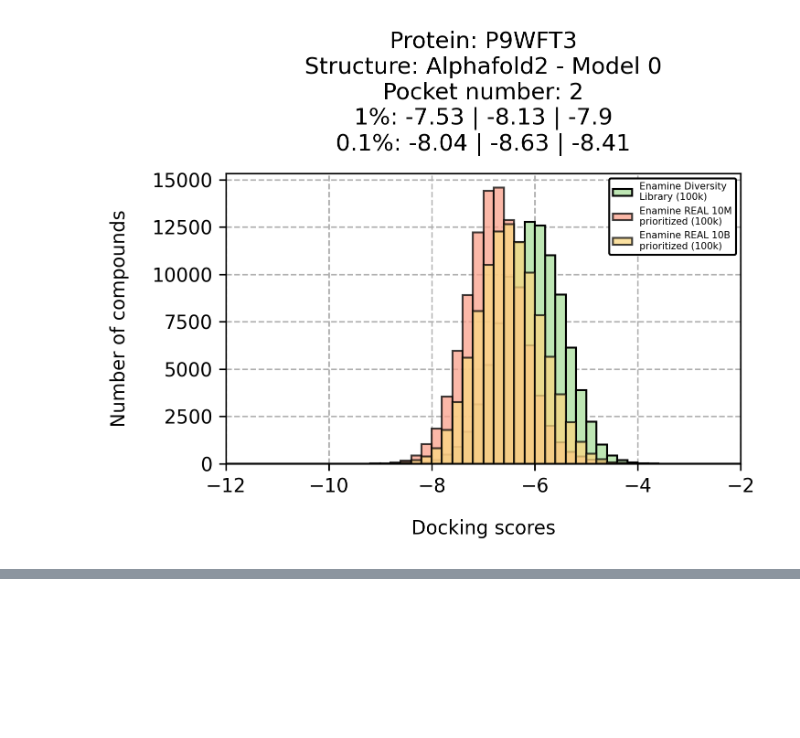
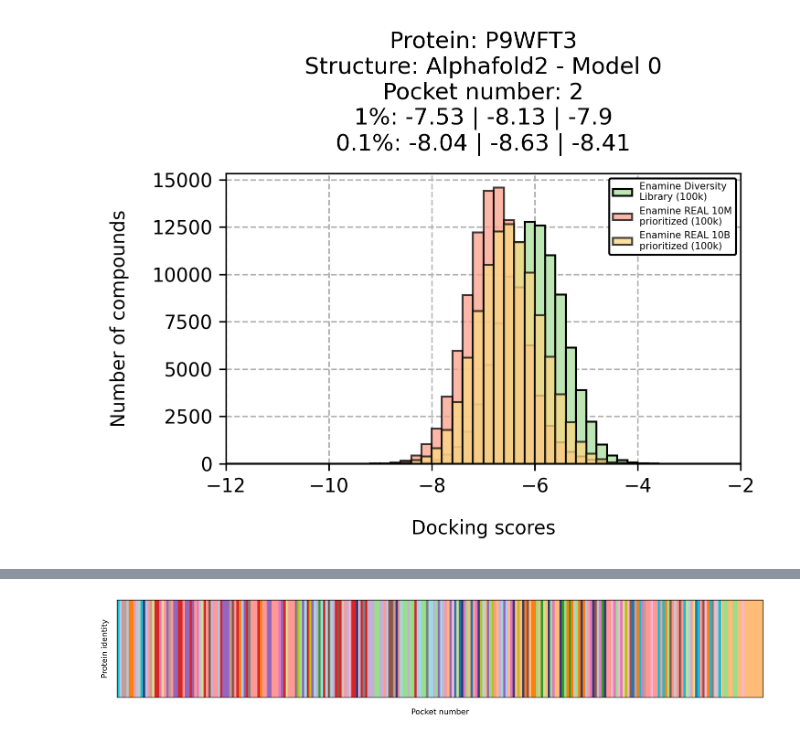
Before and after one commit to ersilia-os/mtb-targeted-protein-degradation, a Jupyter notebook: notebooks/46_docking_exploration_I.ipynb, the cells around one changed output, grey strips where cells are left out. Saved outputs shown, nothing was run; the diff lists cells and outputs as text; code cells hidden in the pictures; blank space fills up the shorter version.

```diff
--- a/notebooks/46_docking_exploration_I.ipynb
+++ b/notebooks/46_docking_exploration_I.ipynb
@@ -30,6 +31,14 @@ PATH_TO_DOCKING_RESULTS_REAL_2 = os.path.join(root, "..", "output", "unidock_REA
 
 # Load pocket detection data
 pocket_detection_data = pd.read_csv(os.path.join(root, "..", "output", "pocket_detection_data.csv"))
+
+# Uniprot to gene name
+uniprot_to_gene = pd.read_csv(os.path.join(root, "..", "data", "mtb_trna_synthetases_bosch_2021_fig5.csv"))
+uniprot_to_gene = {i: j for i,j in zip(uniprot_to_gene['uniprot_ac'], uniprot_to_gene['gene_name_in_bosch_2021'])}
+uniprot_ids = ["P9WFW5","P9WFW7","P9WFW3","P9WQA1","P9WN61","P9WFT5","P9WFV3","P9WFS9","P9WFV1","P9WFV9","P9WFT9","P9WFV7","P9WFT7",
+            "P9WFW1","P9WFU5","P9WFU9","P9WFV5","P9WFT3","P9WFU3","P9WFU1","P9WFT1"]
+palette = list(plt.get_cmap("tab20").colors) + [plt.get_cmap("tab20b").colors[0]]
+cmap_dict = {uniprot_to_gene[uid]: to_hex(palette[i]) for i, uid in enumerate(uniprot_ids)}
 # %%
 DOCKING_RESULTS_REAL_2 = {}
 DOCKING_RESULTS_ORIGINAL = {}
@@ -204,3 +212,23 @@ plt.show()
+# %%
+fig, ax = plt.subplots(figsize=(16.5, 2.5))
+
+
+pockets = [i for i in np.array(sorted(DOCKING_RESULTS_ORIGINAL))[ind]]
+x = [i for i in range(len(pockets))]
+y = [1] * len(x)
+ax.bar(x, y, width=1, color=[cmap_dict[uniprot_to_gene[pocket.split("_")[1]]] for pocket in pockets])
+
+plt.xticks([i for i in range(len(DOCKING_RESULTS_ORIGINAL))], ["" for i in sorted(DOCKING_RESULTS_ORIGINAL)], rotation=30, ha='right', size=7)
+plt.yticks([])
+plt.tick_params(axis='x', length=0)
+plt.tick_params(axis='y', length=0)
+plt.xlabel("Pocket number", labelpad=12, fontsize=11)
+plt.ylabel("Protein identity", labelpad=12, fontsize=11)
+plt.xlim([-0.5, max(x)+0.5])
+plt.ylim([0, 1])
+plt.show()
+# %% [output]
+[figure, added]
 # %%
 fig, ax = plt.subplots(figsize=(6, 3.5))
 
```
Also changed, not shown: parts of 8 cells of this notebook, 3 other files.
